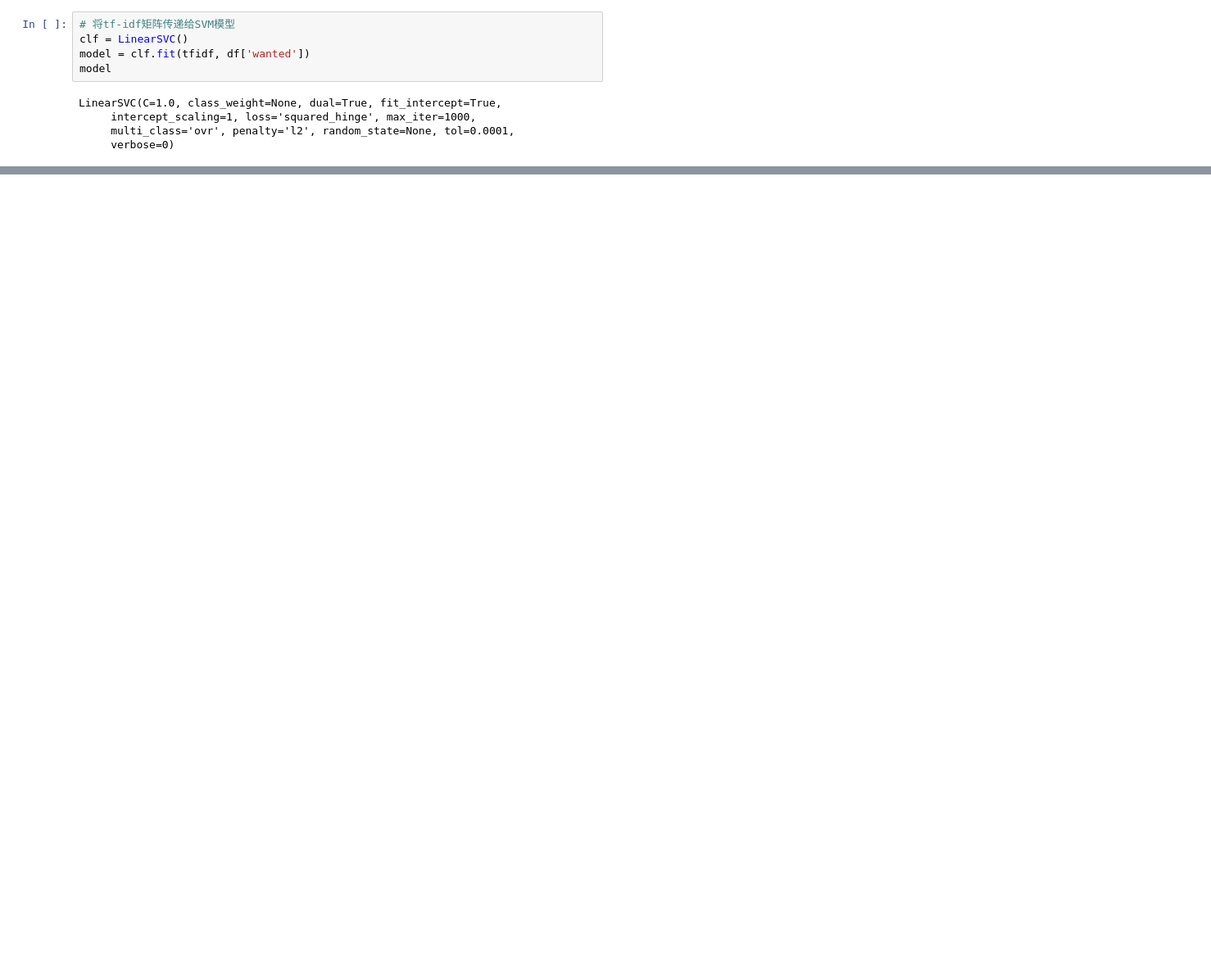
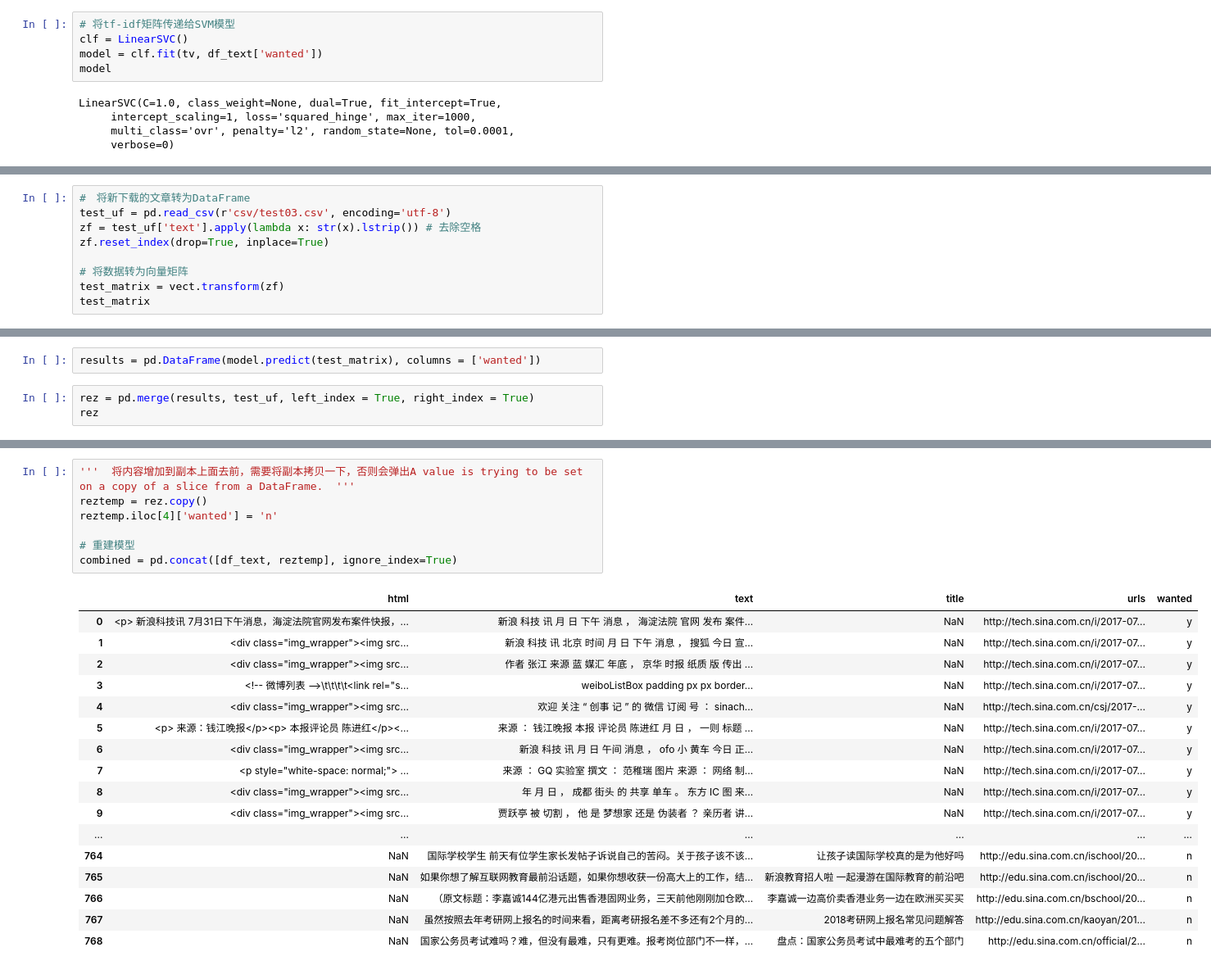
Before and after one commit to 384401056/PythonProject, a Jupyter notebook: 机器学习实践/05_创建自定义的新闻源.ipynb, the cells around one changed output, grey strips where cells are left out. Shown at 82% size. Saved outputs shown, nothing was run; the diff lists cells and outputs as text; blank space fills up the shorter version.

```diff
--- a/机器学习实践/05_创建自定义的新闻源.ipynb
+++ b/机器学习实践/05_创建自定义的新闻源.ipynb
@@ -56,7 +70,7 @@ weight = tfidf.toarray()  # 将tf-idf矩阵抽取出来，元素a[i][j]表示j
 # %%
 # 将tf-idf矩阵传递给SVM模型
 clf = LinearSVC()
-model = clf.fit(tfidf, df['wanted'])
+model = clf.fit(tv, df_text['wanted'])
 model
 # %% [output]
 LinearSVC(C=1.0, class_weight=None, dual=True, fit_intercept=True,
@@ -82,0 +80,9 @@ ValueError: could not convert string to float: '\u3000\u3000据最新消息显
+# %%
+#　将新下载的文章转为DataFrame
+test_uf = pd.read_csv(r'csv/test03.csv', encoding='utf-8')
+zf = test_uf['text'].apply(lambda x: str(x).lstrip()) # 去除空格
+zf.reset_index(drop=True, inplace=True)
+
+# 将数据转为向量矩阵
+test_matrix = vect.transform(zf)
+test_matrix
@@ -82,0 +92,5 @@ ValueError: could not convert string to float: '\u3000\u3000据最新消息显
+# %%
+results = pd.DataFrame(model.predict(test_matrix), columns = ['wanted'])
+# %%
+rez = pd.merge(results, test_uf, left_index = True, right_index = True)
+rez
@@ -82,0 +115,25 @@ ValueError: could not convert string to float: '\u3000\u3000据最新消息显
+# %%
+'''  将内容增加到副本上面去前，需要将副本拷贝一下，否则会弹出A value is trying to be set on a copy of a slice from a DataFrame.  '''
+reztemp = rez.copy()
+reztemp.iloc[4]['wanted'] = 'n'
+
+# 重建模型
+combined = pd.concat([df_text, reztemp], ignore_index=True)
+# %% [output]
+|  | html | text | title | urls | wanted |
+| 0 | <p> 新浪科技讯 7月31日下午消息，海淀法院官网发布案件快报，... | 新浪 科技 讯 月 日 下午 消息 ， 海淀法院 官网 发布 案件... | NaN | http://tech.sina.com.cn/i/2017-07... | y |
+| 1 | <div class="img_wrapper"><img src... | 新浪 科技 讯 北京 时间 月 日 下午 消息 ， 搜狐 今日 宣... | NaN | http://tech.sina.com.cn/i/2017-07... | y |
+| 2 | <div class="img_wrapper"><img src... | 作者 张江 来源 蓝 媒汇 年底 ， 京华 时报 纸质 版 传出 ... | NaN | http://tech.sina.com.cn/i/2017-07... | y |
+| 3 | <!-- 微博列表 -->\t\t\t\t<link rel="s... | weiboListBox padding px px border... | NaN | http://tech.sina.com.cn/i/2017-07... | y |
+| 4 | <div class="img_wrapper"><img src... | 欢迎 关注 “ 创事 记 ” 的 微信 订阅 号 ： sinach... | NaN | http://tech.sina.com.cn/csj/2017-... | y |
+| 5 | <p> 来源：钱江晚报</p><p> 本报评论员 陈进红</p><... | 来源 ： 钱江晚报 本报 评论员 陈进红 月 日 ， 一则 标题 ... | NaN | http://tech.sina.com.cn/i/2017-07... | y |
+| 6 | <div class="img_wrapper"><img src... | 新浪 科技 讯 月 日 午间 消息 ， ofo 小 黄车 今日 正... | NaN | http://tech.sina.com.cn/i/2017-07... | y |
+| 7 | <p style="white-space: normal;"> ... | 来源 ： GQ 实验室 撰文 ： 范稚瑞 图片 来源 ： 网络 制... | NaN | http://tech.sina.com.cn/i/2017-07... | y |
+| 8 | <div class="img_wrapper"><img src... | 年 月 日 ， 成都 街头 的 共享 单车 。 东方 IC 图 来... | NaN | http://tech.sina.com.cn/i/2017-07... | y |
+| 9 | <div class="img_wrapper"><img src... | 贾跃亭 被 切割 ， 他 是 梦想家 还是 伪装者 ？ 亲历者 讲... | NaN | http://tech.sina.com.cn/i/2017-07... | y |
+| ... | ... | ... | ... | ... | ... |
+| 764 | NaN | 国际学校学生 前天有位学生家长发帖子诉说自己的苦闷。关于孩子该不该... | 让孩子读国际学校真的是为他好吗 | http://edu.sina.com.cn/ischool/20... | n |
+| 765 | NaN | 如果你想了解互联网教育最前沿话题，如果你想收获一份高大上的工作，结... | 新浪教育招人啦 一起漫游在国际教育的前沿吧 | http://edu.sina.com.cn/ischool/20... | n |
+| 766 | NaN | （原文标题：李嘉诚144亿港元出售香港固网业务，三天前他刚刚加仓欧... | 李嘉诚一边高价卖香港业务一边在欧洲买买买 | http://edu.sina.com.cn/bschool/20... | n |
+| 767 | NaN | 虽然按照去年考研网上报名的时间来看，距离考研报名差不多还有2个月的... | 2018考研网上报名常见问题解答 | http://edu.sina.com.cn/kaoyan/201... | n |
+| 768 | NaN | 国家公务员考试难吗？难，但没有最难，只有更难。报考岗位部门不一样，... | 盘点：国家公务员考试中最难考的五个部门 | http://edu.sina.com.cn/official/2... | n |
```
Also changed, not shown: parts of 7 cells of this notebook, 3 other files.
